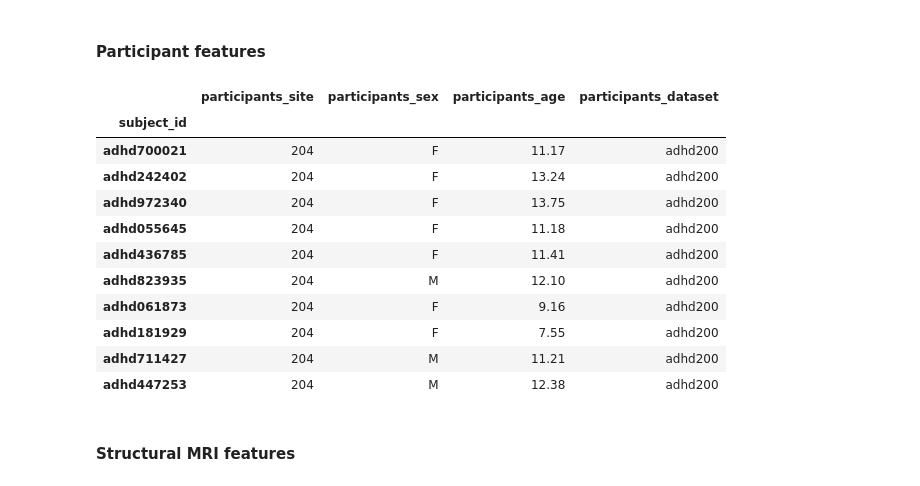
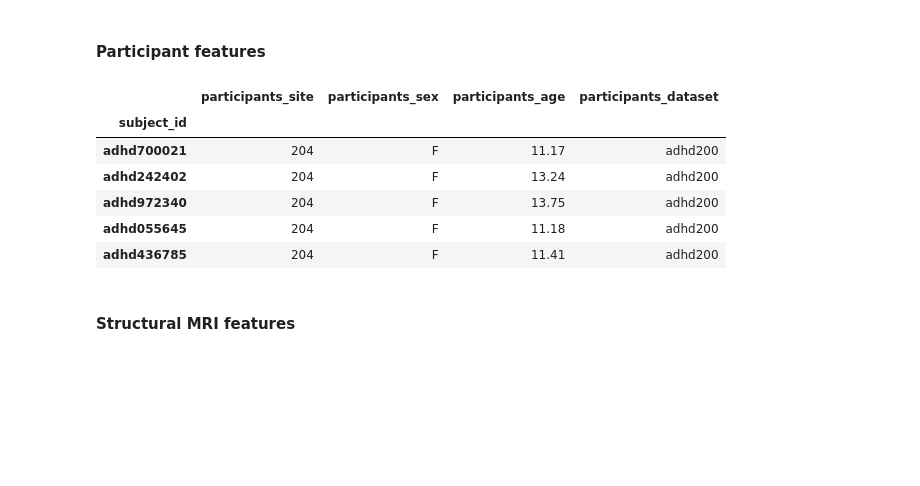
Before and after one commit to neuroanatomy/braindev-challenge, a Jupyter notebook: neurodevelop_starting_kit.ipynb, the cells around one changed output. Cells and saved outputs as stored; diff of their text form; code cells hidden in the pictures; blank space fills up the shorter version.

```diff
--- a/neurodevelop_starting_kit.ipynb
+++ b/neurodevelop_starting_kit.ipynb
@@ -73,20 +73,15 @@ Number of subjects in the training tests: 1633
 #### Participant features
 # %%
 data_train_participants = data_train[[col for col in data_train.columns if col.startswith('participants')]]
-data_train_participants.head(10)
+data_train_participants.head()
 # %% [output]
 |  | participants_site | participants_sex | participants_age | participants_dataset |
 | subject_id |  |  |  |  |
 | adhd700021 | 204 | F | 11.17 | adhd200 |
 | adhd242402 | 204 | F | 13.24 | adhd200 |
 | adhd972340 | 204 | F | 13.75 | adhd200 |
 | adhd055645 | 204 | F | 11.18 | adhd200 |
 | adhd436785 | 204 | F | 11.41 | adhd200 |
-| adhd823935 | 204 | M | 12.10 | adhd200 |
-| adhd061873 | 204 | F | 9.16 | adhd200 |
-| adhd181929 | 204 | F | 7.55 | adhd200 |
-| adhd711427 | 204 | M | 11.21 | adhd200 |
-| adhd447253 | 204 | M | 12.38 | adhd200 |
 # %% [markdown]
 #### Structural MRI features
 # %% [markdown]
```
Also changed, not shown: parts of 5 cells of this notebook, 1 other file.
